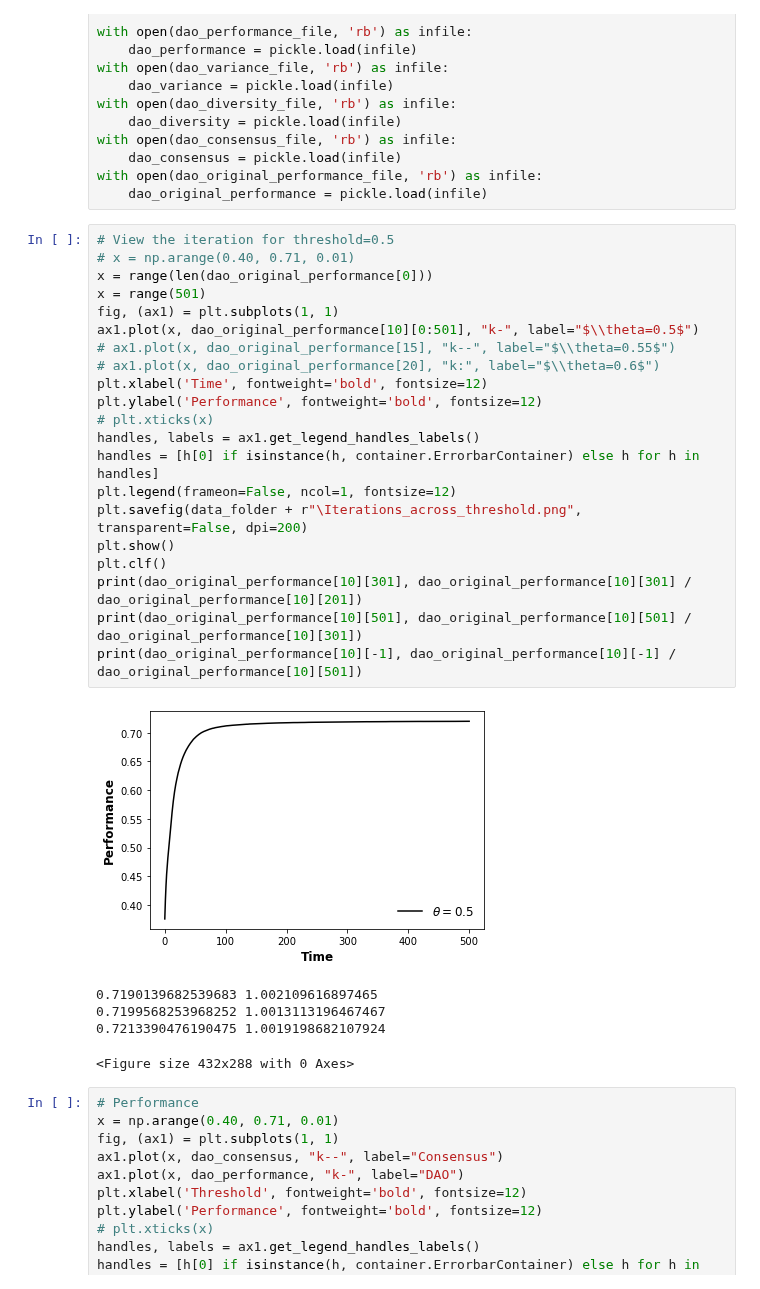
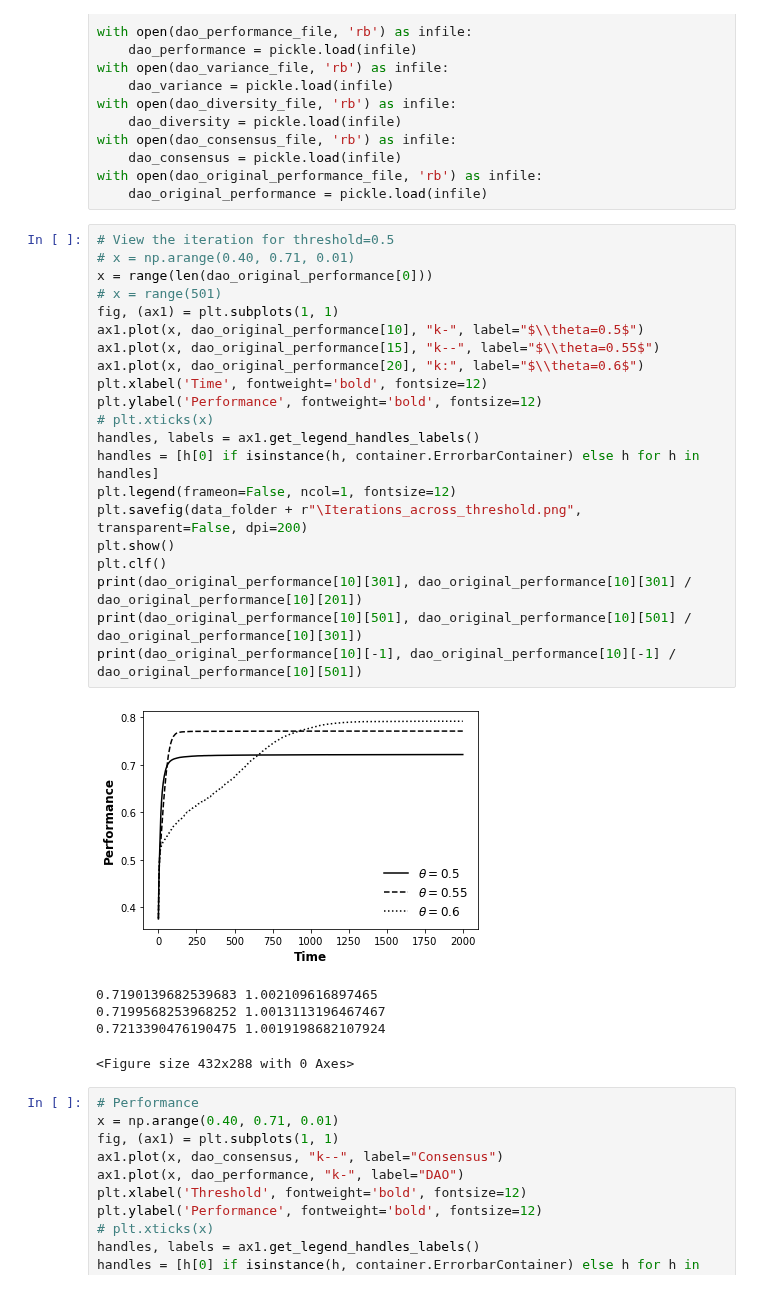
Before and after one commit to GrandJune/DAOs, a Jupyter notebook: V3/Threshold/evaluator.ipynb, the cells around one changed output. Saved outputs shown, nothing was run; the diff lists cells and outputs as text.

```diff
--- a/V3/Threshold/evaluator.ipynb
+++ b/V3/Threshold/evaluator.ipynb
@@ -25,26 +25,26 @@ with open(dao_original_performance_file, 'rb') as infile:
 # %%
 # View the iteration for threshold=0.5
 # x = np.arange(0.40, 0.71, 0.01)
 x = range(len(dao_original_performance[0]))
-x = range(501)
+# x = range(501)
 fig, (ax1) = plt.subplots(1, 1)
-ax1.plot(x, dao_original_performance[10][0:501], "k-", label="$\\theta=0.5$")
-# ax1.plot(x, dao_original_performance[15], "k--", label="$\\theta=0.55$")
-# ax1.plot(x, dao_original_performance[20], "k:", label="$\\theta=0.6$")
+ax1.plot(x, dao_original_performance[10], "k-", label="$\\theta=0.5$")
+ax1.plot(x, dao_original_performance[15], "k--", label="$\\theta=0.55$")
+ax1.plot(x, dao_original_performance[20], "k:", label="$\\theta=0.6$")
 plt.xlabel('Time', fontweight='bold', fontsize=12)
 plt.ylabel('Performance', fontweight='bold', fontsize=12)
 # plt.xticks(x)
 handles, labels = ax1.get_legend_handles_labels()
 handles = [h[0] if isinstance(h, container.ErrorbarContainer) else h for h in handles]
 plt.legend(frameon=False, ncol=1, fontsize=12)
 plt.savefig(data_folder + r"\Iterations_across_threshold.png", transparent=False, dpi=200)
 plt.show()
 plt.clf()
 print(dao_original_performance[10][301], dao_original_performance[10][301] / dao_original_performance[10][201])
 print(dao_original_performance[10][501], dao_original_performance[10][501] / dao_original_performance[10][301])
 print(dao_original_performance[10][-1], dao_original_performance[10][-1] / dao_original_performance[10][501])
 # %% [output]
-[figure, old version]
+[figure, new version]
 0.7190139682539683 1.002109616897465
 0.7199568253968252 1.0013113196467467
 0.7213390476190475 1.0019198682107924
```
Also changed, not shown: 10 other files.
